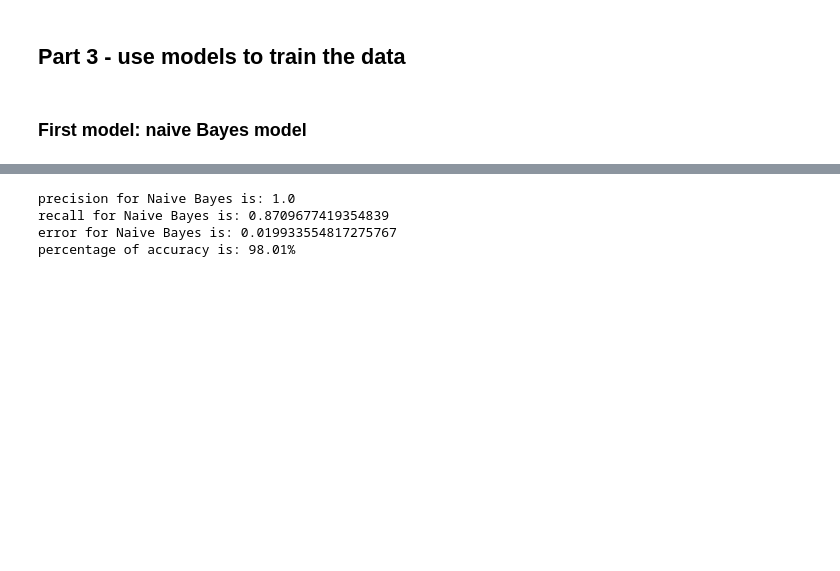
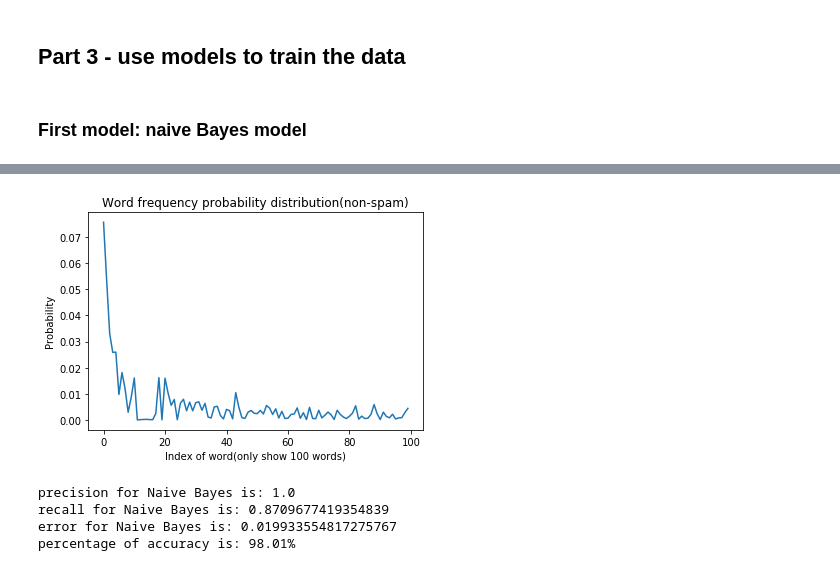
Before and after one commit to jiangdada1221/spam_classifer_project, a Jupyter notebook: spamClassifier.ipynb, the cells around one changed output, grey strips where cells are left out. Saved outputs shown, nothing was run; the diff lists cells and outputs as text; code cells hidden in the pictures; blank space fills up the shorter version.

```diff
--- a/spamClassifier.ipynb
+++ b/spamClassifier.ipynb
@@ -305,3 +321,11 @@ spam_test,ham_test = spam_emails[365:],ham_emails[2039:]
+# %%
+plt.plot(list(range(100)),y_ham)
+plt.ylabel('Probability')
+plt.xlabel('Index of word(only show 100 words)')
+plt.title('Word frequency probability distribution(non-spam)')
+plt.show()
+# %% [output]
+[figure, added]
 # %%
 def process_single(email):
     '''
```
Also changed, not shown: parts of 5 cells of this notebook.
